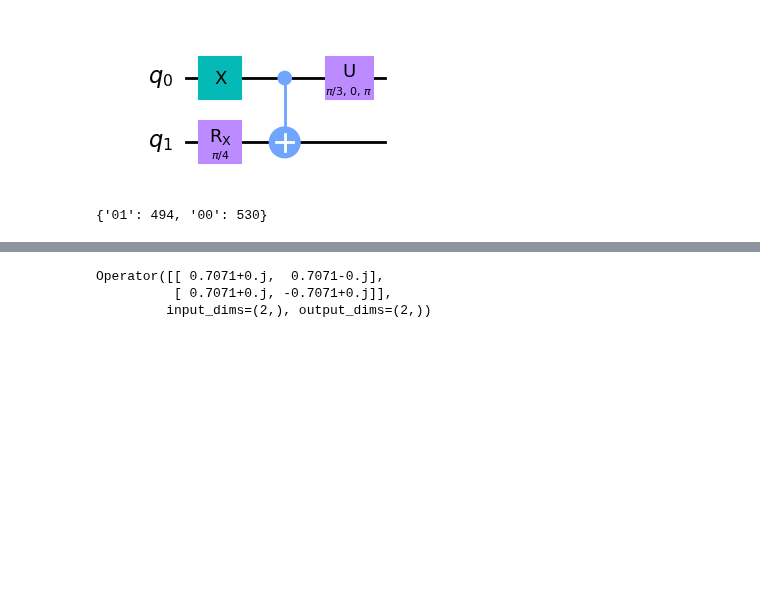
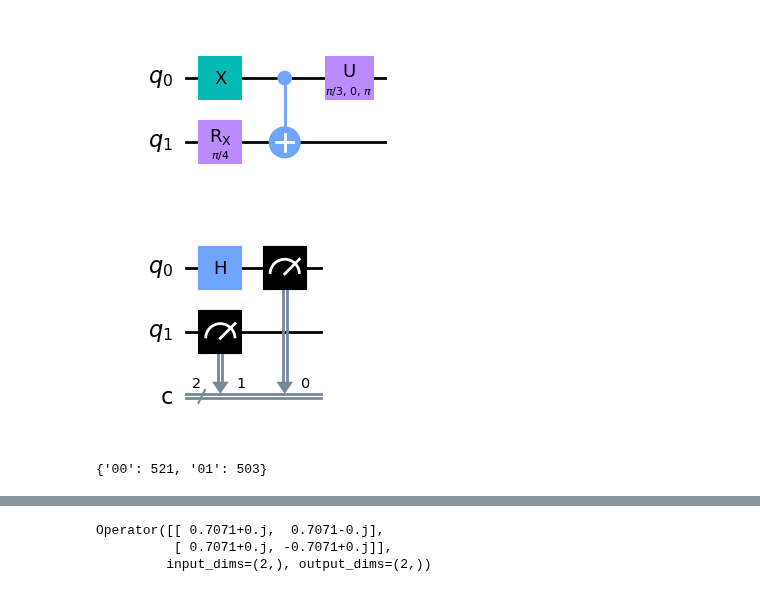
Before and after one commit to dtrad/QuantumComputing, a Jupyter notebook: QBookMLOptim/Chapter02/Chapter_02_Qiskit_code.ipynb, the cells around one changed output, grey strips where cells are left out. Drawn from its saved outputs; the diff is of its cells as text; code cells hidden in the pictures; blank space fills up the shorter version.

```diff
--- a/QBookMLOptim/Chapter02/Chapter_02_Qiskit_code.ipynb
+++ b/QBookMLOptim/Chapter02/Chapter_02_Qiskit_code.ipynb
@@ -46,14 +40,17 @@ sim_GPU = AerSimulator(device = 'GPU')
 # %%
 qc = QuantumCircuit(2, 2)
 qc.h(0)
 qc.measure(range(2), range(2))
-
-job = execute(qc, sim, shots = 1024)
-result = job.result()
-counts = result.get_counts()
-print(counts)
+qc.draw("mpl")
 # %% [output]
-{'01': 494, '00': 530}
+[figure, added]
+# %%
+job = execute(qc, sim, shots = 1024)
+result = job.result()
+counts = result.get_counts()
+print(counts)
+# %% [output]
+{'00': 521, '01': 503}
 # %%
 from qiskit.visualization import *
 plot_histogram(counts)
```
Also changed, not shown: parts of 7 cells of this notebook.
